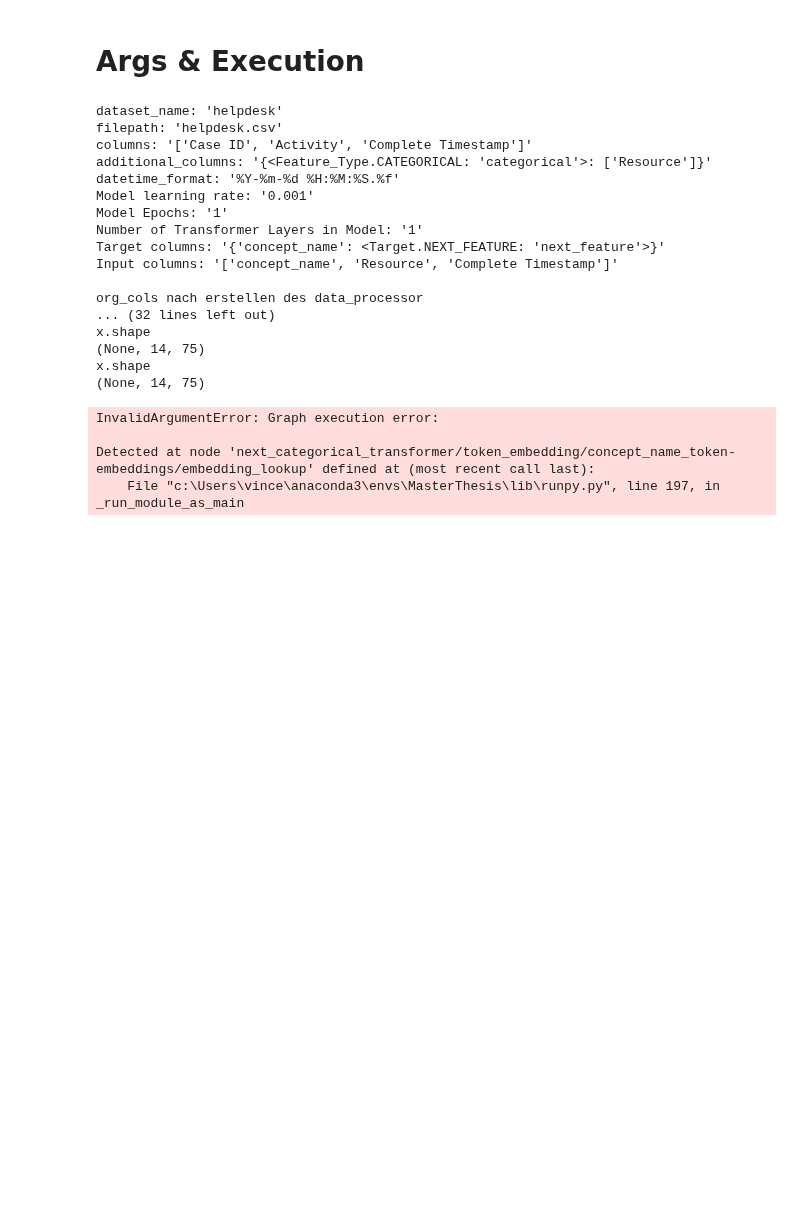
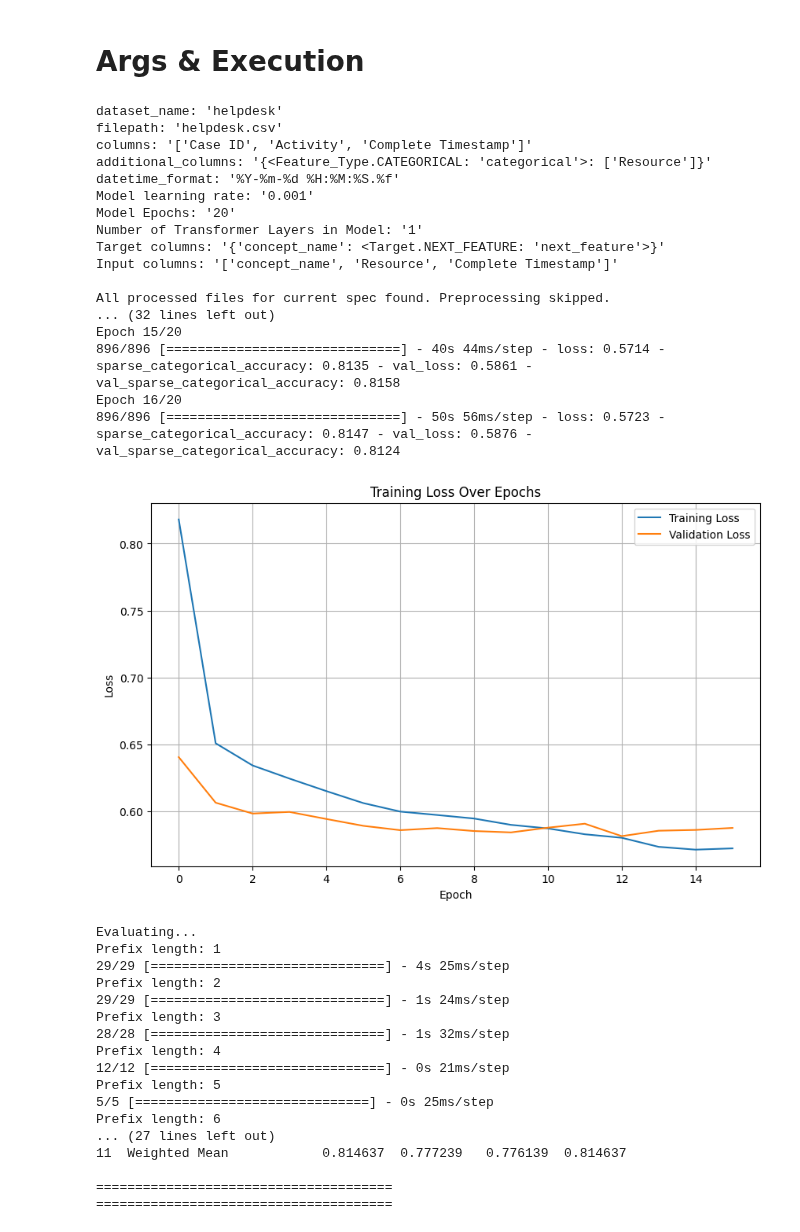
Before and after one commit to venividivincii/MasterThesis, a Jupyter notebook: MultiTaskTransformer/main.ipynb, the cells around one changed output. Saved outputs shown, nothing was run; the diff lists cells and outputs as text; code cells hidden in the pictures; blank space fills up the shorter version.

```diff
--- a/MultiTaskTransformer/main.ipynb
+++ b/MultiTaskTransformer/main.ipynb
@@ -510,11 +507,11 @@ args_helpdesk = {
         "additional_columns": {Feature_Type.CATEGORICAL: ["Resource"]},
         "datetime_format": "%Y-%m-%d %H:%M:%S.%f",
         "model_learning_rate": 0.001,
-        "model_epochs": 1,
+        "model_epochs": 20,
         "model_num_layers": 1,
         "target_columns": {"Activity": Target.NEXT_FEATURE},
         "input_columns": ["Activity", "Resource", "Complete Timestamp"],
-        "temporal_features": {Temporal_Feature.DAY_OF_WEEK: True, Temporal_Feature.HOUR_OF_DAY: True}
+        "temporal_features": {Temporal_Feature.DAY_OF_WEEK: False, Temporal_Feature.HOUR_OF_DAY: False}
         }
 
 # args_helpdesk = {
@@ -571,43 +568,57 @@ args_bpi_2013 = {
         "input_columns": ["concept:name", "org:resource"]
         }
 
 args_bpi_2015_1 = {
         "dataset_name": "bpi_2015_1",
         "filepath": "BPIC15_1.xes",
         "columns": ["case:concept:name", "concept:name", "time:timestamp"],
         "additional_columns": {Feature_Type.CATEGORICAL: ["org:resource"]},
         "datetime_format": "%Y-%m-%d %H:%M:%S%z",
         "model_learning_rate": 0.001,
         "model_epochs": 2,
         "model_num_layers": 1,
         "target_columns": {"concept_name": Target.NEXT_FEATURE},
         "input_columns": ["concept_name", "org_resource"]
         }
 
 
 run(args_helpdesk)
 # %% [output]
 dataset_name: 'helpdesk'
 filepath: 'helpdesk.csv'
 columns: '['Case ID', 'Activity', 'Complete Timestamp']'
 additional_columns: '{<Feature_Type.CATEGORICAL: 'categorical'>: ['Resource']}'
 datetime_format: '%Y-%m-%d %H:%M:%S.%f'
 Model learning rate: '0.001'
-Model Epochs: '1'
+Model Epochs: '20'
 Number of Transformer Layers in Model: '1'
 Target columns: '{'concept_name': <Target.NEXT_FEATURE: 'next_feature'>}'
 Input columns: '['concept_name', 'Resource', 'Complete Timestamp']'
 
-org_cols nach erstellen des data_processor
+All processed files for current spec found. Preprocessing skipped.
 ... (32 lines left out)
-x.shape
-(None, 14, 75)
-x.shape
-(None, 14, 75)
+Epoch 15/20
+896/896 [==============================] - 40s 44ms/step - loss: 0.5714 - sparse_categorical_accuracy: 0.8135 - val_loss: 0.5861 - val_sparse_categorical_accuracy: 0.8158
+Epoch 16/20
+896/896 [==============================] - 50s 56ms/step - loss: 0.5723 - sparse_categorical_accuracy: 0.8147 - val_loss: 0.5876 - val_sparse_categorical_accuracy: 0.8124
+[figure, added]
-InvalidArgumentError: Graph execution error:
+Evaluating...
+Prefix length: 1
+29/29 [==============================] - 4s 25ms/step
+Prefix length: 2
+29/29 [==============================] - 1s 24ms/step
+Prefix length: 3
+28/28 [==============================] - 1s 32ms/step
+Prefix length: 4
+12/12 [==============================] - 0s 21ms/step
+Prefix length: 5
+5/5 [==============================] - 0s 25ms/step
+Prefix length: 6
+... (27 lines left out)
+11  Weighted Mean            0.814637  0.777239   0.776139  0.814637
 
-Detected at node 'next_categorical_transformer/token_embedding/concept_name_token-embeddings/embedding_lookup' defined at (most recent call last):
-    File "c:\Users\vince\anaconda3\envs\MasterThesis\lib\runpy.py", line 197, in _run_module_as_main
+======================================
+======================================
 # %%
 # # change settings and run again
 
```
Also changed, not shown: parts of 1 cell of this notebook, 2 other files.
